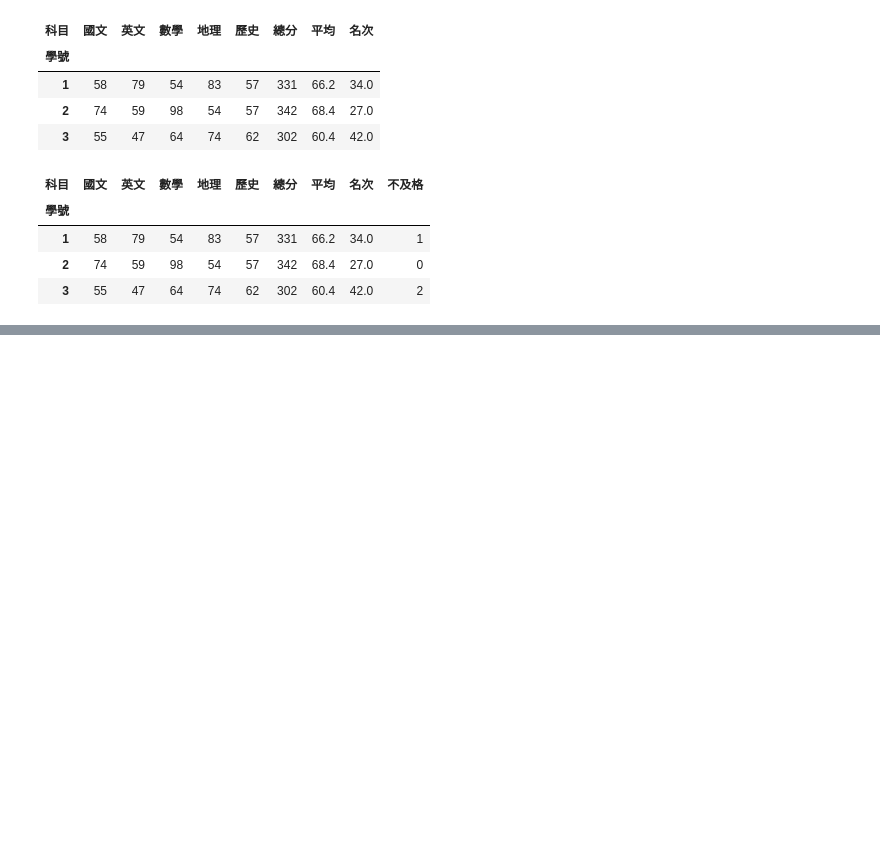
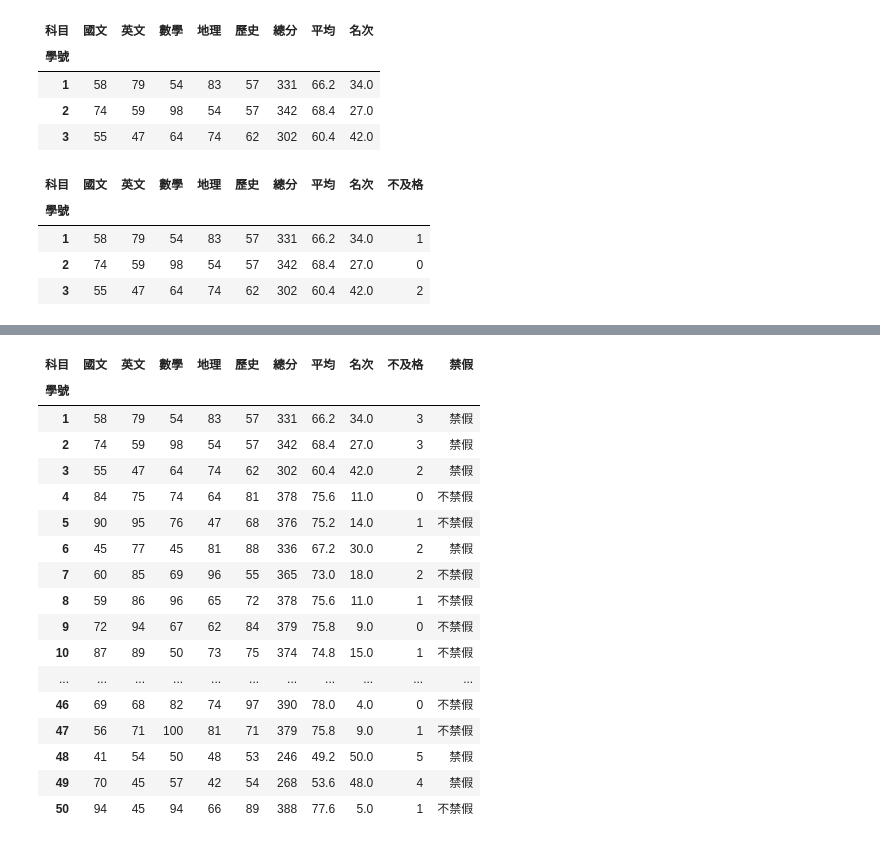
Before and after one commit to Analisachen/__112_python_chihlee__, a Jupyter notebook: lesson16_2.ipynb, the cells around one changed output, grey strips where cells are left out. Drawn from its saved outputs; the diff is of its cells as text; code cells hidden in the pictures; blank space fills up the shorter version.

```diff
--- a/lesson16_2.ipynb
+++ b/lesson16_2.ipynb
@@ -51,3 +51,9 @@ new_df
 | 1 | 58 | 79 | 54 | 83 | 57 | 331 | 66.2 | 34.0 | 1 |
 | 2 | 74 | 59 | 98 | 54 | 57 | 342 | 68.4 | 27.0 | 0 |
 | 3 | 55 | 47 | 64 | 74 | 62 | 302 | 60.4 | 42.0 | 2 |
+# %%
+def func3(series:pd.Series) ->int:
+    return series[series<=60].count()
+
+less60Count= scores_df[['國文','英文','數學','地理','歷史']].apply(func3,axis=1)
+less60Count
@@ -53,0 +78,3 @@ new_df
+# %%
+scores_df["不及格"] = less60Count
+scores_df
@@ -53,0 +100,26 @@ new_df
+# %%
+def fun4(value:float)->str:
+    return "禁假" if value<70 else "不禁假"
+
+scores_df["禁假"] = scores_df['平均'].map(fun4)
+
+scores_df
+# %% [output]
+| 科目 | 國文 | 英文 | 數學 | 地理 | 歷史 | 總分 | 平均 | 名次 | 不及格 | 禁假 |
+| 學號 |  |  |  |  |  |  |  |  |  |  |
+| 1 | 58 | 79 | 54 | 83 | 57 | 331 | 66.2 | 34.0 | 3 | 禁假 |
+| 2 | 74 | 59 | 98 | 54 | 57 | 342 | 68.4 | 27.0 | 3 | 禁假 |
+| 3 | 55 | 47 | 64 | 74 | 62 | 302 | 60.4 | 42.0 | 2 | 禁假 |
+| 4 | 84 | 75 | 74 | 64 | 81 | 378 | 75.6 | 11.0 | 0 | 不禁假 |
+| 5 | 90 | 95 | 76 | 47 | 68 | 376 | 75.2 | 14.0 | 1 | 不禁假 |
+| 6 | 45 | 77 | 45 | 81 | 88 | 336 | 67.2 | 30.0 | 2 | 禁假 |
+| 7 | 60 | 85 | 69 | 96 | 55 | 365 | 73.0 | 18.0 | 2 | 不禁假 |
+| 8 | 59 | 86 | 96 | 65 | 72 | 378 | 75.6 | 11.0 | 1 | 不禁假 |
+| 9 | 72 | 94 | 67 | 62 | 84 | 379 | 75.8 | 9.0 | 0 | 不禁假 |
+| 10 | 87 | 89 | 50 | 73 | 75 | 374 | 74.8 | 15.0 | 1 | 不禁假 |
+| ... | ... | ... | ... | ... | ... | ... | ... | ... | ... | ... |
+| 46 | 69 | 68 | 82 | 74 | 97 | 390 | 78.0 | 4.0 | 0 | 不禁假 |
+| 47 | 56 | 71 | 100 | 81 | 71 | 379 | 75.8 | 9.0 | 1 | 不禁假 |
+| 48 | 41 | 54 | 50 | 48 | 53 | 246 | 49.2 | 50.0 | 5 | 禁假 |
+| 49 | 70 | 45 | 57 | 42 | 54 | 268 | 53.6 | 48.0 | 4 | 禁假 |
+| 50 | 94 | 45 | 94 | 66 | 89 | 388 | 77.6 | 5.0 | 1 | 不禁假 |
```
Also changed, not shown: parts of 2 cells of this notebook, 2 other files.
